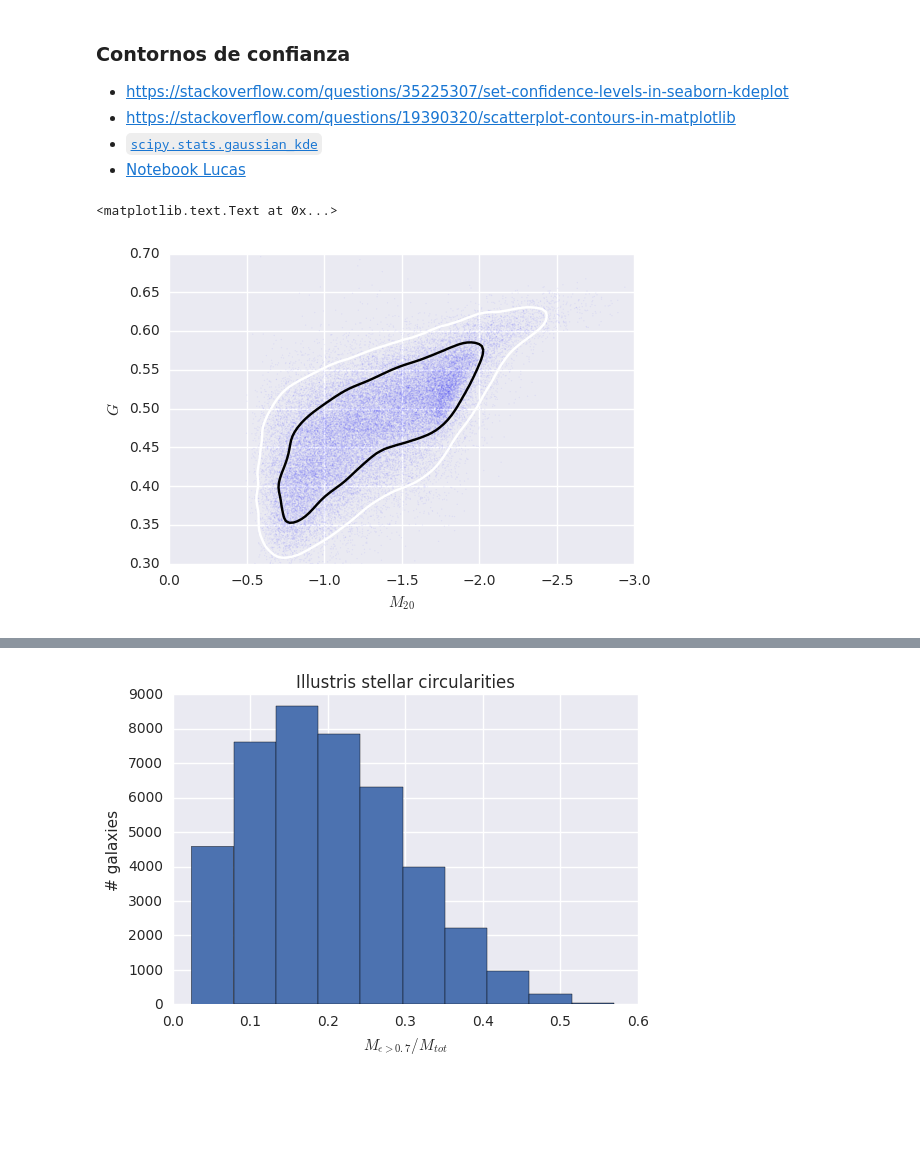
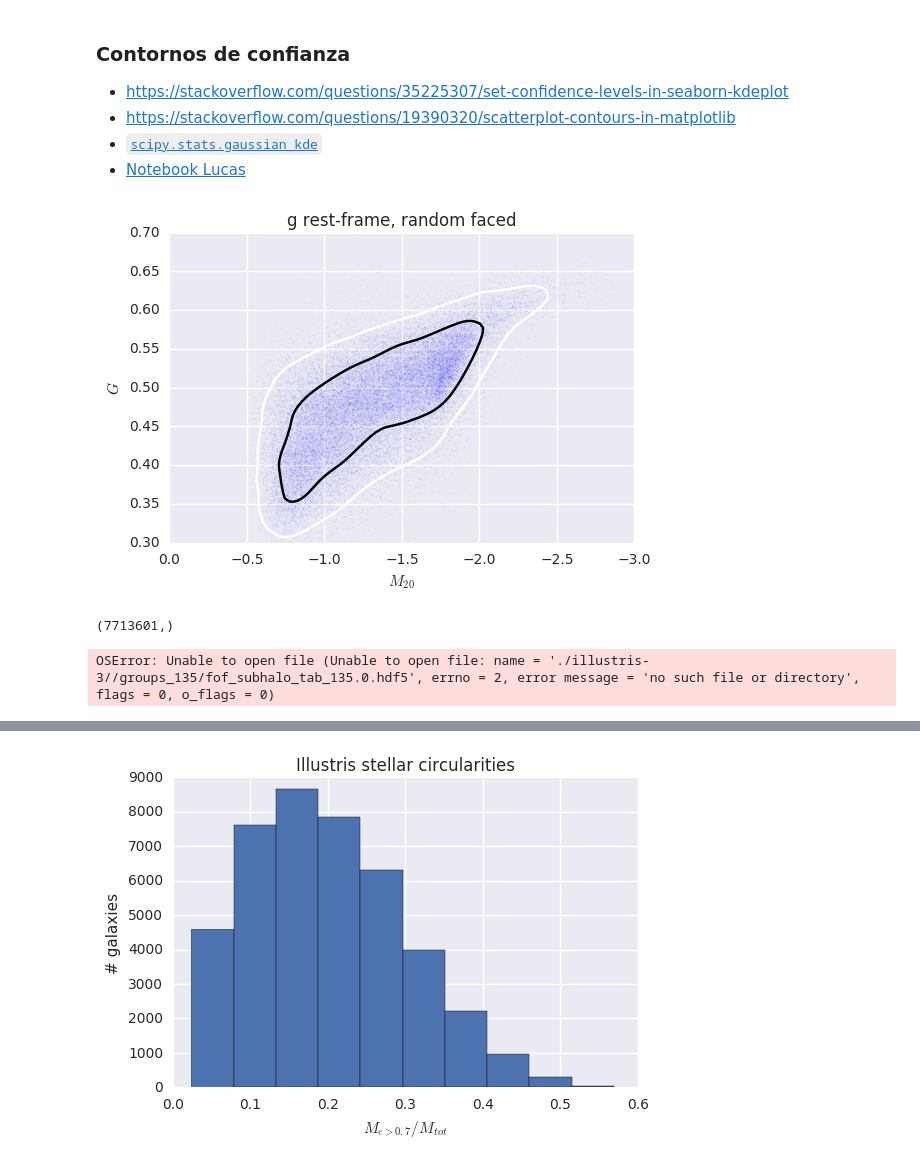
Before and after one commit to matiasbattocchia/ex_tesis, a Jupyter notebook: código/Illustris.ipynb, the cells around one changed output, grey strips where cells are left out. Drawn from its saved outputs; the diff is of its cells as text; code cells hidden in the pictures; blank space fills up the shorter version.

```diff
--- a/código/Illustris.ipynb
+++ b/código/Illustris.ipynb
@@ -77,8 +77,8 @@ df.head()
 Tanto $G$ como $M_{20}$ vienen rendondeados hasta el segundo decimal, lo que hace que el gráfico se vea "grillado" y desprolijo. Agregamos un poco de ruido a ambas variables para que las galaxias se vean distribuidas más uniformemente en los gráficos.
 # %%
 #c['tipo'] = c.e.apply(lambda x: 'disco' if x > .3 else 'bola')
-df['m20_rand']  = df.m20  + np.random.rand(len(il.m20))  * 0.01
-df['gini_rand'] = df.gini + np.random.rand(len(il.gini)) * 0.01
+df['m20_rand']  = df.m20  + np.random.rand(len(df.m20))  * 0.01
+df['gini_rand'] = df.gini + np.random.rand(len(df.gini)) * 0.01
 # %% [markdown]
 ### Contornos de confianza
 
@@ -118,11 +118,12 @@ s2_dens = density2[ind][sigma2]
 # %%
 plt.scatter(x, y, alpha=0.05, edgecolor='none', s=1)
 plt.contour(X, Y, Z, levels=[s2_dens, s1_dens])
 
 plt.xlim(plt.xlim(-3,0)[::-1])
 plt.ylim(.3,.7)
 plt.xlabel('$M_{20}$')
 plt.ylabel('$G$')
+plt.title('g rest-frame, random faced')
+plt.savefig('illustris_regiones_confianza.png')
 # %% [output]
-<matplotlib.text.Text at 0x...>
-[figure, old version]
+[figure, new version]
@@ -128,0 +136,9 @@ plt.ylabel('$G$')
+# %%
+GroupFirstSub.shape
+# %% [output]
+(7713601,)
+# %%
+fields = ['SubhaloMass','SubhaloSFRinRad']
+subhalos = il.groupcat.loadSubhalos(basePath,135,fields=fields)
+# %% [output]
+OSError: Unable to open file (Unable to open file: name = './illustris-3//groups_135/fof_subhalo_tab_135.0.hdf5', errno = 2, error message = 'no such file or directory', flags = 0, o_flags = 0)
```
Also changed, not shown: parts of 6 cells of this notebook.
